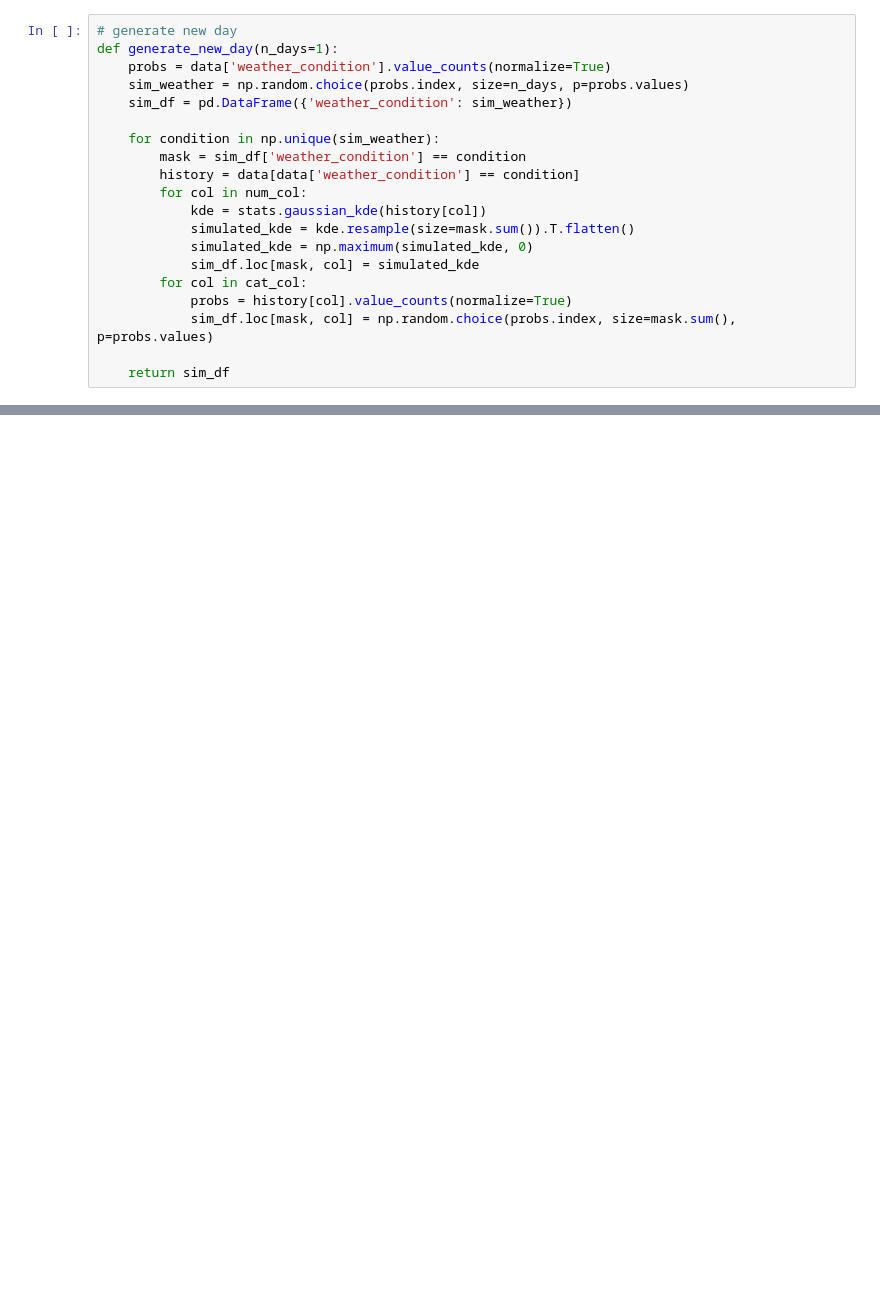
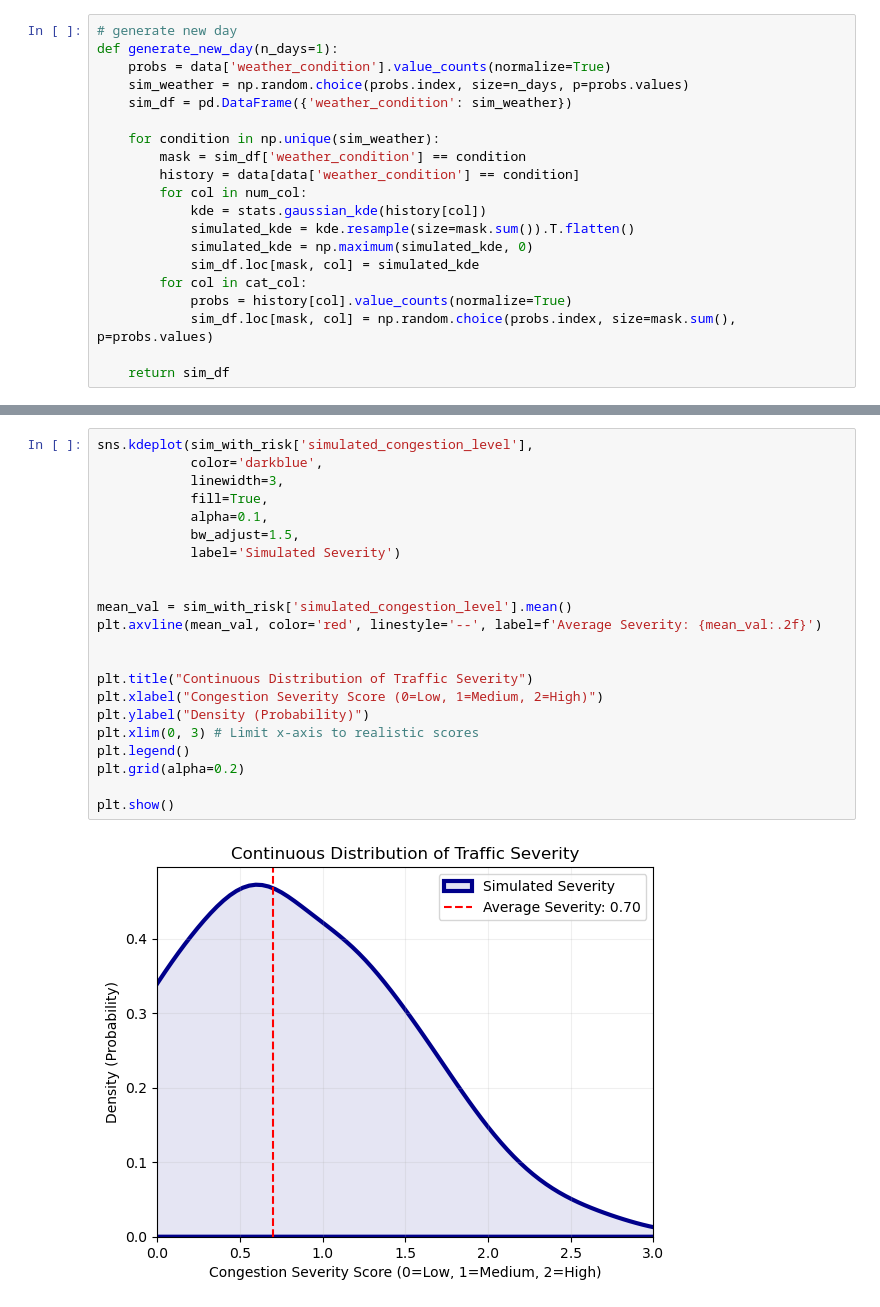
Before and after one commit to Samyadel123/Big-Data-project-, a Jupyter notebook: notebook/monto carlo.ipynb, the cells around one changed output, grey strips where cells are left out. Saved outputs shown, nothing was run; the diff lists cells and outputs as text; blank space fills up the shorter version.

```diff
--- a/notebook/monto carlo.ipynb
+++ b/notebook/monto carlo.ipynb
@@ -150,0 +255,24 @@ test.head()
+# %%
+sns.kdeplot(sim_with_risk['simulated_congestion_level'],
+            color='darkblue',
+            linewidth=3,
+            fill=True,
+            alpha=0.1,
+            bw_adjust=1.5,
+            label='Simulated Severity')
+
+
+mean_val = sim_with_risk['simulated_congestion_level'].mean()
+plt.axvline(mean_val, color='red', linestyle='--', label=f'Average Severity: {mean_val:.2f}')
+
+
+plt.title("Continuous Distribution of Traffic Severity")
+plt.xlabel("Congestion Severity Score (0=Low, 1=Medium, 2=High)")
+plt.ylabel("Density (Probability)")
+plt.xlim(0, 3) # Limit x-axis to realistic scores
+plt.legend()
+plt.grid(alpha=0.2)
+
+plt.show()
+# %% [output]
+[figure, added]
```
Also changed, not shown: parts of 11 cells of this notebook, 1 other file.
